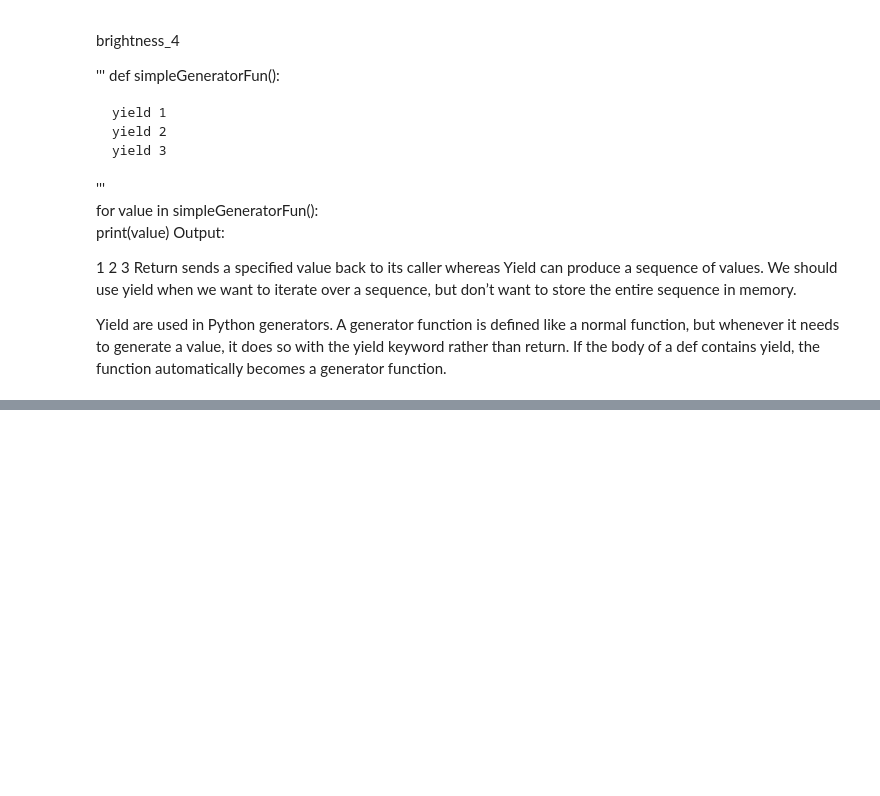
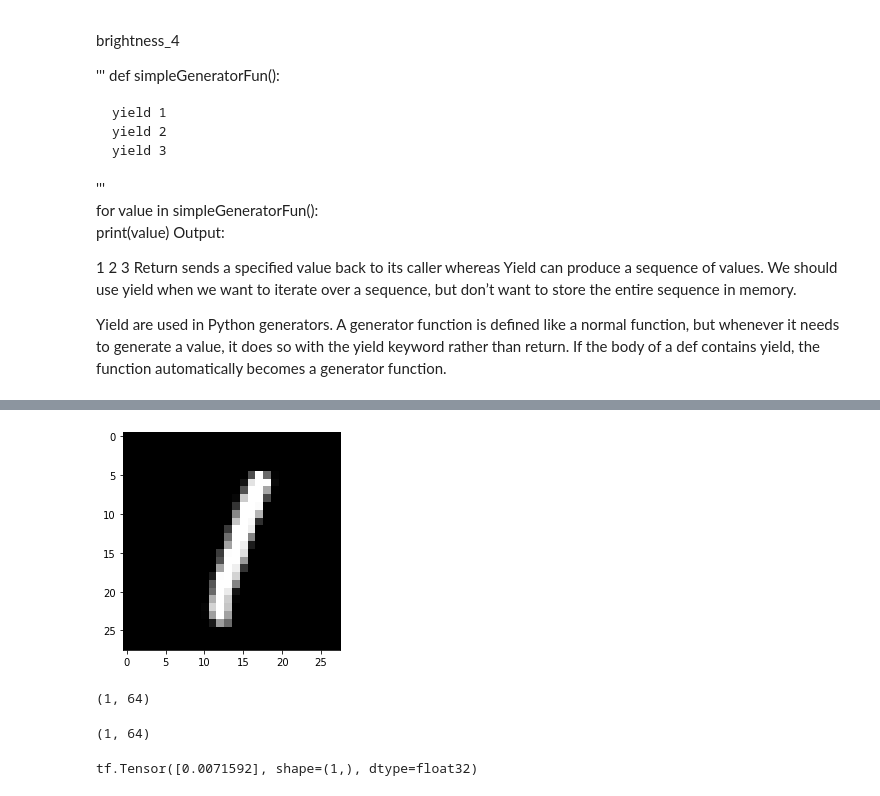
Before and after one commit to sayan0506/Siamese-Network-Implementation-On-MNIST-Data-Using-Keras, a Jupyter notebook: Create_a_Saimese_Network_with_Triplet_Loss_in_Keras.ipynb, the cells around one changed output, grey strips where cells are left out. Cells and saved outputs as stored; diff of their text form; code cells hidden in the pictures; blank space fills up the shorter version.

```diff
--- a/Create_a_Saimese_Network_with_Triplet_Loss_in_Keras.ipynb
+++ b/Create_a_Saimese_Network_with_Triplet_Loss_in_Keras.ipynb
@@ -337,0 +352,6 @@ indices_of_zero = np.squeeze(np.where(y_test == 0))
+# %%
+image1 = x_test[indices_of_zero[1]]
+plt.imshow(image1.reshape(28,28), cmap = 'gray')
+image1 = image1.reshape(1,784)
+# %% [output]
+[figure, added]
@@ -337,0 +360,8 @@ indices_of_zero = np.squeeze(np.where(y_test == 0))
+# %%
+out1.shape
+# %% [output]
+(1, 64)
+# %%
+out2.shape
+# %% [output]
+(1, 64)
@@ -337,0 +370,5 @@ indices_of_zero = np.squeeze(np.where(y_test == 0))
+# %%
+# we are taking min loss
+print(diff)
+# %% [output]
+tf.Tensor([0.0071592], shape=(1,), dtype=float32)
```
Also changed, not shown: parts of 12 cells of this notebook.
